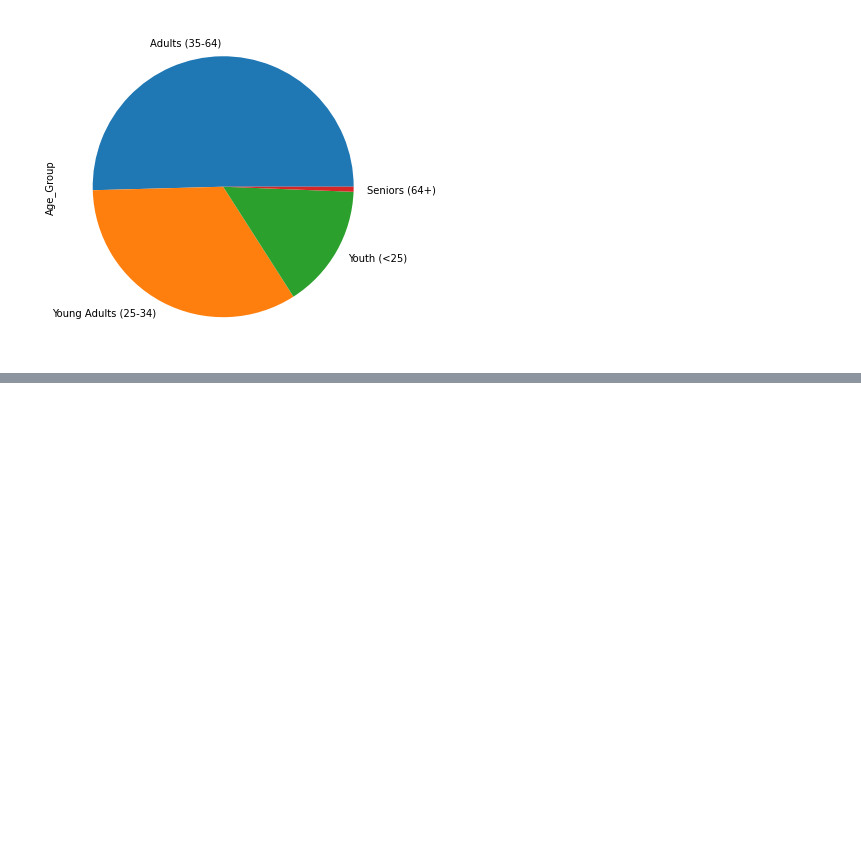
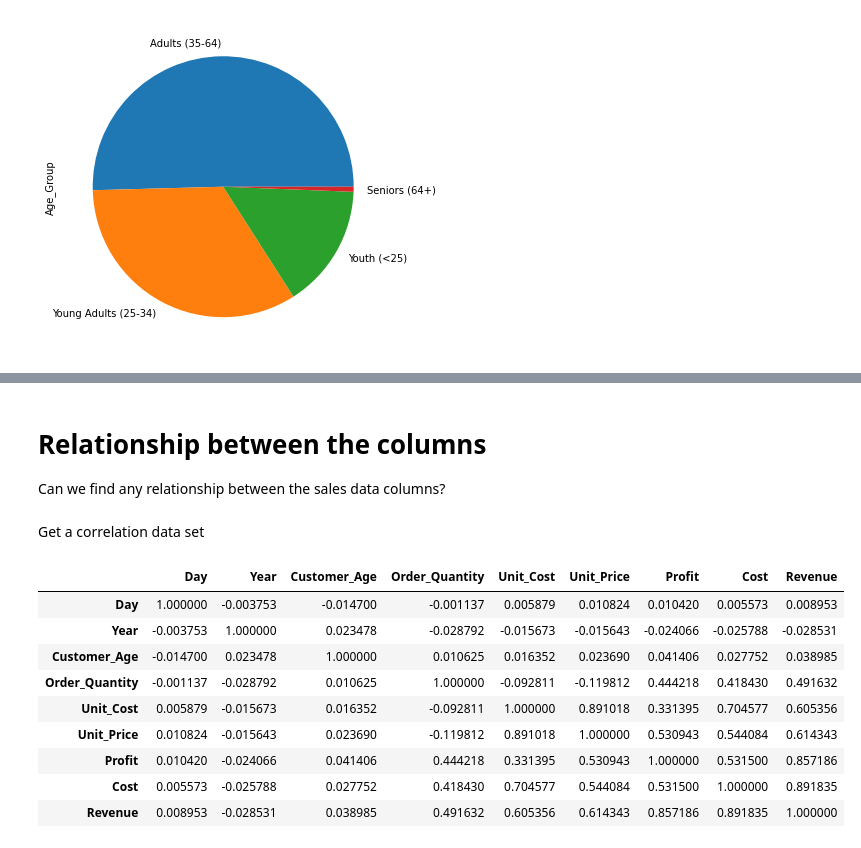
Before and after one commit to pranayb-konverge/data-analysis-for-python, a Jupyter notebook: bike_store_sales.ipynb, the cells around one changed output, grey strips where cells are left out. Drawn from its saved outputs; the diff is of its cells as text; code cells hidden in the pictures; blank space fills up the shorter version.

```diff
--- a/bike_store_sales.ipynb
+++ b/bike_store_sales.ipynb
@@ -180,0 +190,19 @@ age_group.value_counts().plot(kind='pie', figsize=(6,6))
+# %% [markdown]
+# Relationship between the columns
+Can we find any relationship between the sales data columns?
+# %% [markdown]
+Get a correlation data set
+# %%
+correlation = sales.corr()
+correlation
+# %% [output]
+|  | Day | Year | Customer_Age | Order_Quantity | Unit_Cost | Unit_Price | Profit | Cost | Revenue |
+| Day | 1.000000 | -0.003753 | -0.014700 | -0.001137 | 0.005879 | 0.010824 | 0.010420 | 0.005573 | 0.008953 |
+| Year | -0.003753 | 1.000000 | 0.023478 | -0.028792 | -0.015673 | -0.015643 | -0.024066 | -0.025788 | -0.028531 |
+| Customer_Age | -0.014700 | 0.023478 | 1.000000 | 0.010625 | 0.016352 | 0.023690 | 0.041406 | 0.027752 | 0.038985 |
+| Order_Quantity | -0.001137 | -0.028792 | 0.010625 | 1.000000 | -0.092811 | -0.119812 | 0.444218 | 0.418430 | 0.491632 |
+| Unit_Cost | 0.005879 | -0.015673 | 0.016352 | -0.092811 | 1.000000 | 0.891018 | 0.331395 | 0.704577 | 0.605356 |
+| Unit_Price | 0.010824 | -0.015643 | 0.023690 | -0.119812 | 0.891018 | 1.000000 | 0.530943 | 0.544084 | 0.614343 |
+| Profit | 0.010420 | -0.024066 | 0.041406 | 0.444218 | 0.331395 | 0.530943 | 1.000000 | 0.531500 | 0.857186 |
+| Cost | 0.005573 | -0.025788 | 0.027752 | 0.418430 | 0.704577 | 0.544084 | 0.531500 | 1.000000 | 0.891835 |
+| Revenue | 0.008953 | -0.028531 | 0.038985 | 0.491632 | 0.605356 | 0.614343 | 0.857186 | 0.891835 | 1.000000 |
```
Also changed, not shown: parts of 6 cells of this notebook.
